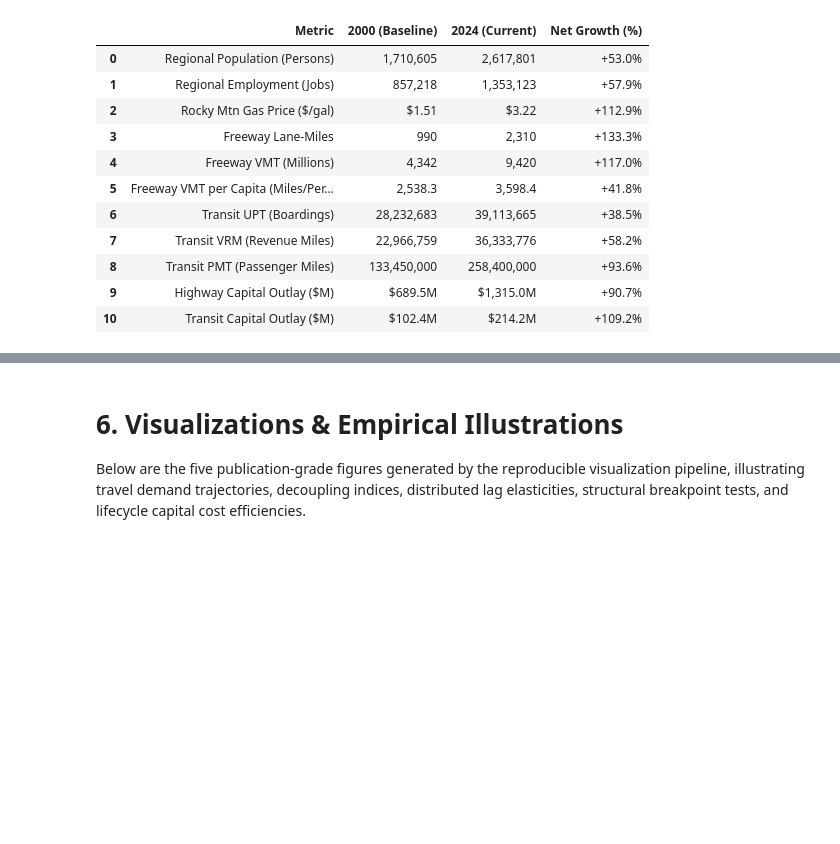
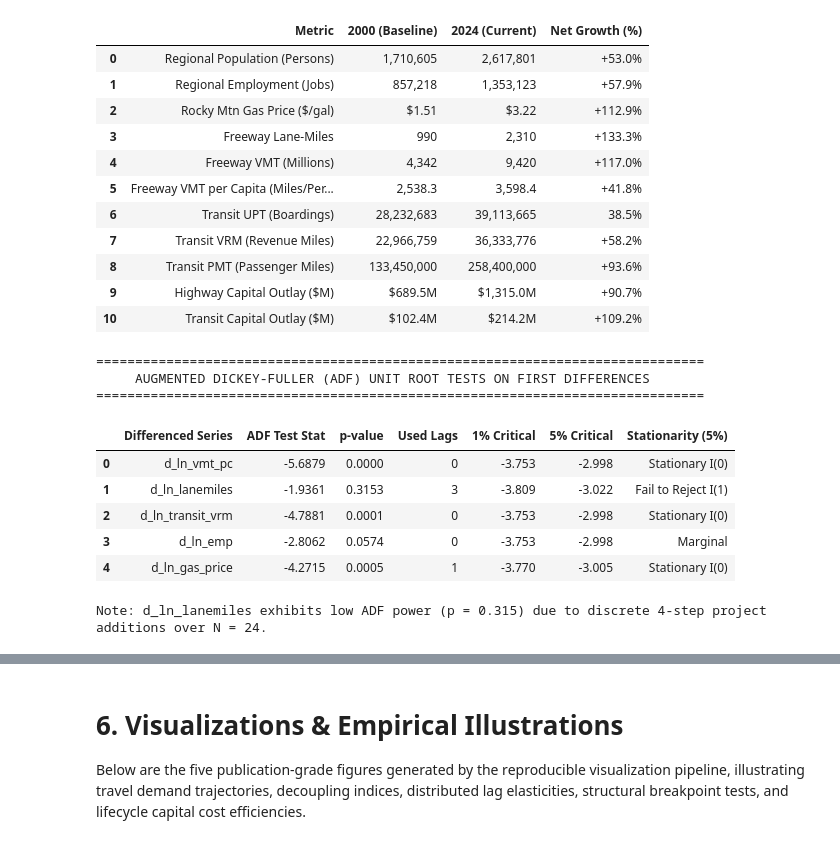
Before and after one commit to CmdrJorgs/datasci-school, a Jupyter notebook: 680/project-1/david-jorgensen_680_Project1.ipynb, the cells around one changed output, grey strips where cells are left out. Cells and saved outputs as stored; diff of their text form; code cells hidden in the pictures; blank space fills up the shorter version.

```diff
--- a/680/project-1/david-jorgensen_680_Project1.ipynb
+++ b/680/project-1/david-jorgensen_680_Project1.ipynb
@@ -214,5 +231,7 @@ Zero-Missing Value Verification:
 # %%
-# Code Cell 2: Log Transformations and Summary Statistics of Growth Rates
+# Code Cell 2: Log Transformations, Summary Statistics & Unit Root Stationarity Tests
+from statsmodels.tsa.stattools import adfuller
+
 summary_table = pd.DataFrame({
     'Metric': [
         'Regional Population (Persons)',
@@ -248,39 +267,71 @@ summary_table = pd.DataFrame({
         f"{df.loc[df['Year']==2024, 'highway_vmt_urban_freeway'].values[0]:,.0f}",
         f"{df.loc[df['Year']==2024, 'vmt_urban_freeway_per_capita'].values[0]:,.1f}",
         f"{df.loc[df['Year']==2024, 'transit_upt_total'].values[0]:,.0f}",
         f"{df.loc[df['Year']==2024, 'transit_vrm_total'].values[0]:,.0f}",
         f"{df.loc[df['Year']==2024, 'transit_pmt_total'].values[0]:,.0f}",
         f"${df.loc[df['Year']==2024, 'highway_capital_outlay_millions'].values[0]:,.1f}M",
         f"${df.loc[df['Year']==2024, 'transit_capital_outlay_millions'].values[0]:,.1f}M"
     ],
     'Net Growth (%)': [
         f"+{((df.loc[df['Year']==2024, 'pop_wasatch_front'].values[0] / df.loc[df['Year']==2000, 'pop_wasatch_front'].values[0]) - 1)*100:.1f}%",
         f"+{((df.loc[df['Year']==2024, 'emp_wasatch_front'].values[0] / df.loc[df['Year']==2000, 'emp_wasatch_front'].values[0]) - 1)*100:.1f}%",
         f"+{((df.loc[df['Year']==2024, 'gas_price_per_gal'].values[0] / df.loc[df['Year']==2000, 'gas_price_per_gal'].values[0]) - 1)*100:.1f}%",
         f"+{((df.loc[df['Year']==2024, 'highway_lane_miles_freeway'].values[0] / df.loc[df['Year']==2000, 'highway_lane_miles_freeway'].values[0]) - 1)*100:.1f}%",
         f"+{((df.loc[df['Year']==2024, 'highway_vmt_urban_freeway'].values[0] / df.loc[df['Year']==2000, 'highway_vmt_urban_freeway'].values[0]) - 1)*100:.1f}%",
         f"+{((df.loc[df['Year']==2024, 'vmt_urban_freeway_per_capita'].values[0] / df.loc[df['Year']==2000, 'vmt_urban_freeway_per_capita'].values[0]) - 1)*100:.1f}%",
-        f"+{((df.loc[df['Year']==2024, 'transit_upt_total'].values[0] / df.loc[df['Year']==2000, 'transit_upt_total'].values[0]) - 1)*100:.1f}%",
+        f"{((df.loc[df['Year']==2024, 'transit_upt_total'].values[0] / df.loc[df['Year']==2000, 'transit_upt_total'].values[0]) - 1)*100:.1f}%",
         f"+{((df.loc[df['Year']==2024, 'transit_vrm_total'].values[0] / df.loc[df['Year']==2000, 'transit_vrm_total'].values[0]) - 1)*100:.1f}%",
         f"+{((df.loc[df['Year']==2024, 'transit_pmt_total'].values[0] / df.loc[df['Year']==2000, 'transit_pmt_total'].values[0]) - 1)*100:.1f}%",
         f"+{((df.loc[df['Year']==2024, 'highway_capital_outlay_millions'].values[0] / df.loc[df['Year']==2000, 'highway_capital_outlay_millions'].values[0]) - 1)*100:.1f}%",
         f"+{((df.loc[df['Year']==2024, 'transit_capital_outlay_millions'].values[0] / df.loc[df['Year']==2000, 'transit_capital_outlay_millions'].values[0]) - 1)*100:.1f}%"
     ]
 })
 display(summary_table)
+
+# Formal Augmented Dickey-Fuller Stationarity Tests (Assumption 5 Verification)
+diff_cols = ['d_ln_vmt_pc', 'd_ln_lanemiles', 'd_ln_transit_vrm', 'd_ln_emp', 'd_ln_gas_price']
+adf_results = []
+for c in diff_cols:
+    s = df[c].dropna()
+    res = adfuller(s, autolag='AIC')
+    adf_results.append({
+        'Differenced Series': c,
+        'ADF Test Stat': round(res[0], 4),
+        'p-value': round(res[1], 4),
+        'Used Lags': res[2],
+        '1% Critical': round(res[4]['1%'], 3),
+        '5% Critical': round(res[4]['5%'], 3),
+        'Stationarity (5%)': 'Stationary I(0)' if res[1] < 0.05 else ('Marginal' if res[1] < 0.10 else 'Fail to Reject I(1)')
+    })
+adf_df = pd.DataFrame(adf_results)
+print("\n==============================================================================")
+print("     AUGMENTED DICKEY-FULLER (ADF) UNIT ROOT TESTS ON FIRST DIFFERENCES       ")
+print("==============================================================================")
+display(adf_df)
+print("Note: d_ln_lanemiles exhibits low ADF power (p = 0.315) due to discrete 4-step project additions over N = 24.")
 # %% [output]
 |  | Metric | 2000 (Baseline) | 2024 (Current) | Net Growth (%) |
 | 0 | Regional Population (Persons) | 1,710,605 | 2,617,801 | +53.0% |
 | 1 | Regional Employment (Jobs) | 857,218 | 1,353,123 | +57.9% |
 | 2 | Rocky Mtn Gas Price ($/gal) | $1.51 | $3.22 | +112.9% |
 | 3 | Freeway Lane-Miles | 990 | 2,310 | +133.3% |
 | 4 | Freeway VMT (Millions) | 4,342 | 9,420 | +117.0% |
 | 5 | Freeway VMT per Capita (Miles/Per... | 2,538.3 | 3,598.4 | +41.8% |
-| 6 | Transit UPT (Boardings) | 28,232,683 | 39,113,665 | +38.5% |
+| 6 | Transit UPT (Boardings) | 28,232,683 | 39,113,665 | 38.5% |
 | 7 | Transit VRM (Revenue Miles) | 22,966,759 | 36,333,776 | +58.2% |
 | 8 | Transit PMT (Passenger Miles) | 133,450,000 | 258,400,000 | +93.6% |
 | 9 | Highway Capital Outlay ($M) | $689.5M | $1,315.0M | +90.7% |
 | 10 | Transit Capital Outlay ($M) | $102.4M | $214.2M | +109.2% |
+==============================================================================
+     AUGMENTED DICKEY-FULLER (ADF) UNIT ROOT TESTS ON FIRST DIFFERENCES
+==============================================================================
+|  | Differenced Series | ADF Test Stat | p-value | Used Lags | 1% Critical | 5% Critical | Stationarity (5%) |
+| 0 | d_ln_vmt_pc | -5.6879 | 0.0000 | 0 | -3.753 | -2.998 | Stationary I(0) |
+| 1 | d_ln_lanemiles | -1.9361 | 0.3153 | 3 | -3.809 | -3.022 | Fail to Reject I(1) |
+| 2 | d_ln_transit_vrm | -4.7881 | 0.0001 | 0 | -3.753 | -2.998 | Stationary I(0) |
+| 3 | d_ln_emp | -2.8062 | 0.0574 | 0 | -3.753 | -2.998 | Marginal |
+| 4 | d_ln_gas_price | -4.2715 | 0.0005 | 1 | -3.770 | -3.005 | Stationary I(0) |
+Note: d_ln_lanemiles exhibits low ADF power (p = 0.315) due to discrete 4-step project additions over N = 24.
 # %% [markdown]
 # 4. Econometric Methods & Model Justification
 
```
Also changed, not shown: parts of 54 cells of this notebook, 4 other files.
